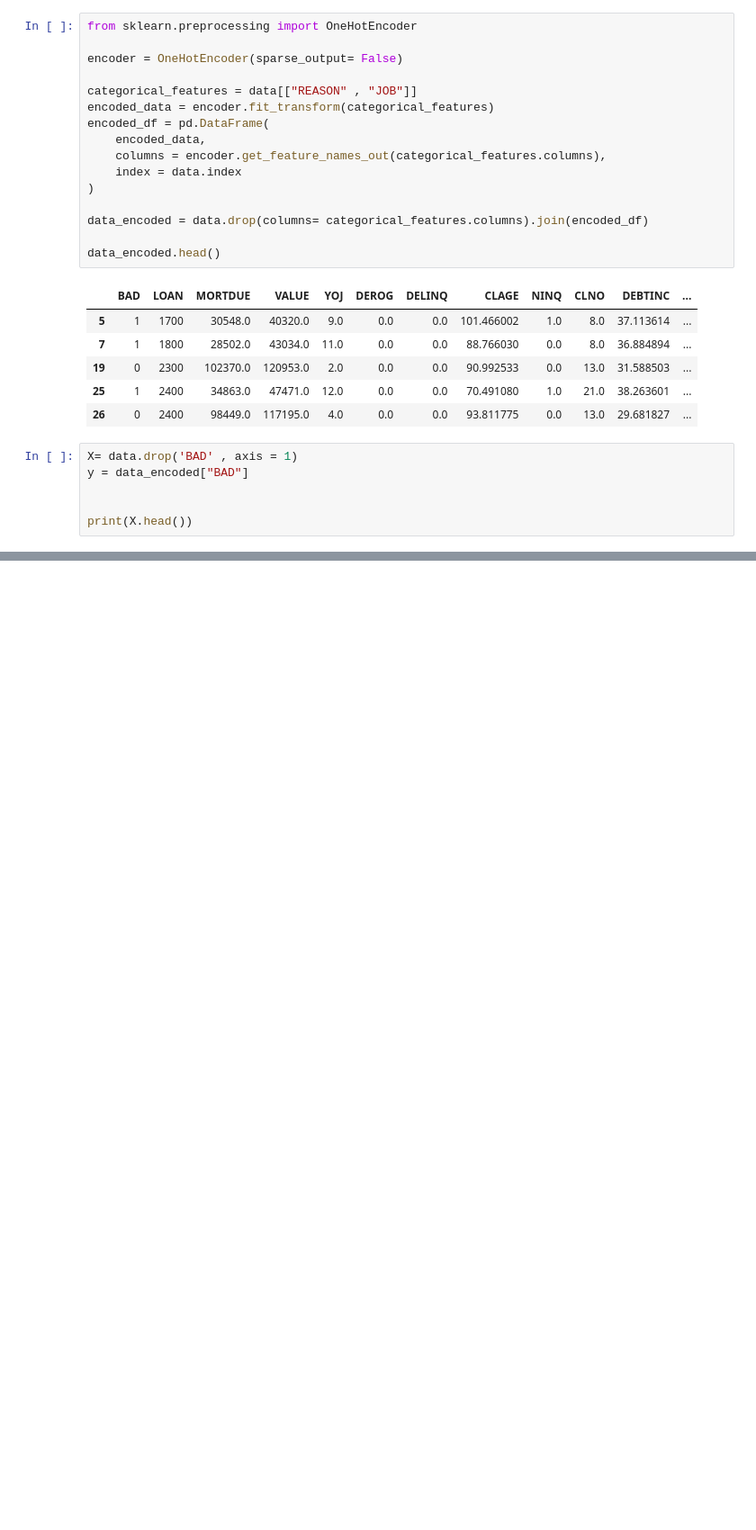
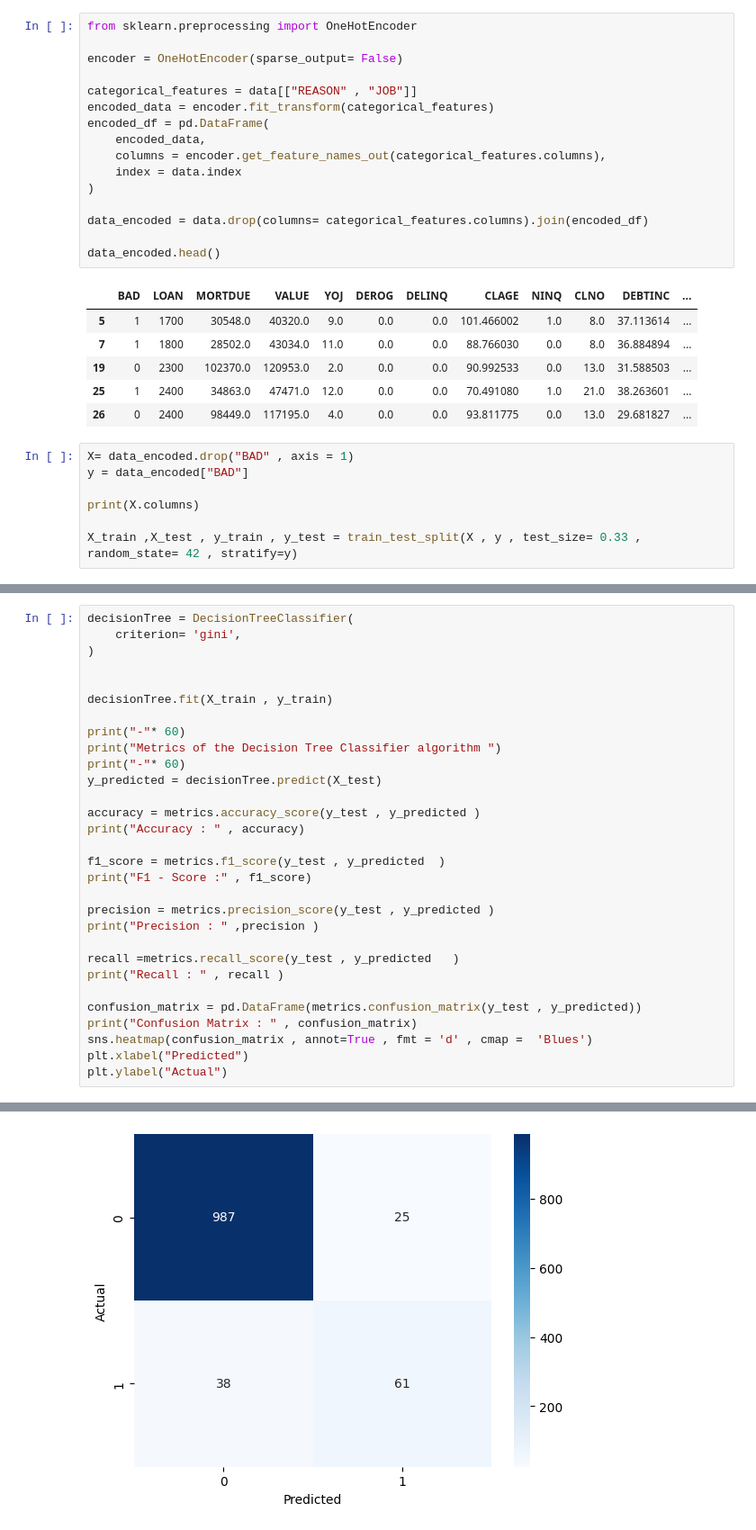
Before and after one commit to Yae-sine/AI_PLayground, a Jupyter notebook: ML/Credit_Scoring/notebooks/notebook.ipynb, the cells around one changed output, grey strips where cells are left out. Shown at 90% size. Cells and saved outputs as stored; diff of their text form; blank space fills up the shorter version.

Commit message:
Applied basic Decision Tree Classifier and XGBoost (Credit Scoring)

```diff
--- a/ML/Credit_Scoring/notebooks/notebook.ipynb
+++ b/ML/Credit_Scoring/notebooks/notebook.ipynb
@@ -150,8 +152,9 @@ data_encoded.head()
 | 25 | 1 | 2400 | 34863.0 | 47471.0 | 12.0 | 0.0 | 0.0 | 70.491080 | 1.0 | 21.0 | 38.263601 | ... |
 | 26 | 0 | 2400 | 98449.0 | 117195.0 | 4.0 | 0.0 | 0.0 | 93.811775 | 0.0 | 13.0 | 29.681827 | ... |
 # %%
-X= data.drop('BAD' , axis = 1)
+X= data_encoded.drop("BAD" , axis = 1)
 y = data_encoded["BAD"]
 
+print(X.columns)
 
-print(X.head())
+X_train ,X_test , y_train , y_test = train_test_split(X , y , test_size= 0.33 , random_state= 42 , stratify=y)
@@ -157,0 +166,31 @@ print(X.head())
+# %%
+decisionTree = DecisionTreeClassifier(
+    criterion= 'gini',
+)
+
+
+decisionTree.fit(X_train , y_train)
+
+print("-"* 60)
+print("Metrics of the Decision Tree Classifier algorithm ")
+print("-"* 60)
+y_predicted = decisionTree.predict(X_test)
+
+accuracy = metrics.accuracy_score(y_test , y_predicted )
+print("Accuracy : " , accuracy)
+
+f1_score = metrics.f1_score(y_test , y_predicted  )
+print("F1 - Score :" , f1_score)
+
+precision = metrics.precision_score(y_test , y_predicted )
+print("Precision : " ,precision )
+
+recall =metrics.recall_score(y_test , y_predicted   )
+print("Recall : " , recall )
+
+confusion_matrix = pd.DataFrame(metrics.confusion_matrix(y_test , y_predicted))
+print("Confusion Matrix : " , confusion_matrix)
+sns.heatmap(confusion_matrix , annot=True , fmt = 'd' , cmap =  'Blues')
+plt.xlabel("Predicted")
+plt.ylabel("Actual")
+# %% [output]
@@ -157,0 +208 @@ print(X.head())
+[figure, added]
```
Also changed, not shown: parts of 5 cells of this notebook.
